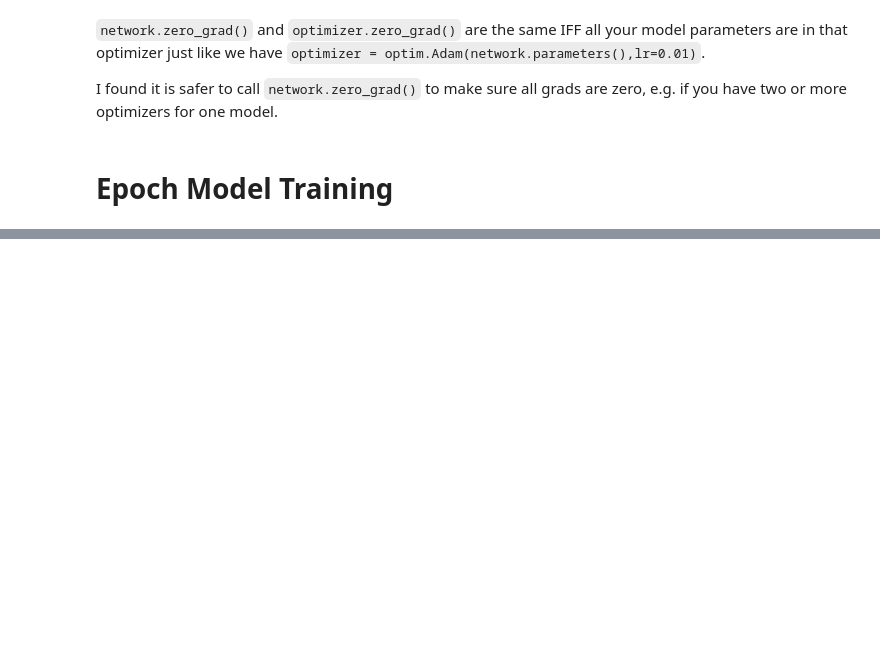
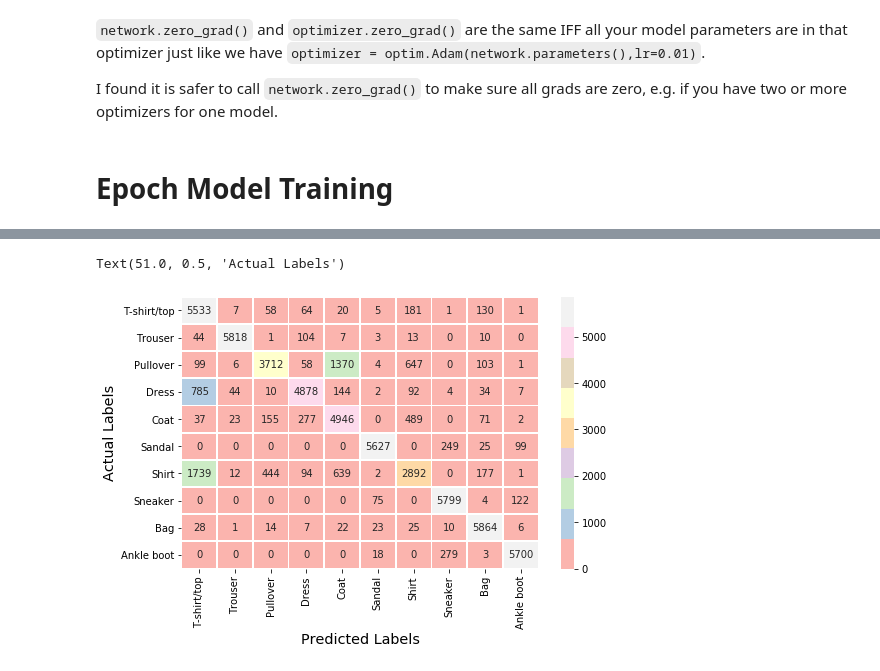
Before and after one commit to deshwalmahesh/PyTorch-Detailed-Tutorials, a Jupyter notebook: PyTorch.ipynb, the cells around one changed output, grey strips where cells are left out. Drawn from its saved outputs; the diff is of its cells as text; code cells hidden in the pictures; blank space fills up the shorter version.

```diff
--- a/PyTorch.ipynb
+++ b/PyTorch.ipynb
@@ -486,0 +492,14 @@ End of Epoch: 3, Training Accuracy: 0.8593333333333333, Average Total Training L
+# %%
+# @torch.no_grad() # if decorator is used here, we don't need wit torch.no_grad() later
+def get_all_pred_from_loader(model,loader):
+    all_pred = torch.Tensor([])
+    for batch in loader:
+        images,labels = batch
+        pred = model(images)
+
+        all_pred = torch.cat((all_pred,pred),dim=0)
+    return all_pred
+# %%
+with torch.no_grad(): # we do not want to compute gradients
+    loader = torch.utils.data.DataLoader(train_set,batch_size=128)
+    preds = get_all_pred_from_loader(network,loader)
@@ -486,0 +514,4 @@ End of Epoch: 3, Training Accuracy: 0.8593333333333333, Average Total Training L
+# %%
+stacked = torch.stack((train_set.targets,preds.argmax(dim=1)),dim=1)
+print(stacked.shape)
+stacked[:5] # original, predicted
@@ -486,0 +534,7 @@ End of Epoch: 3, Training Accuracy: 0.8593333333333333, Average Total Training L
+# %%
+conf_mat = torch.zeros((10,10),dtype=torch.int32)
+for row_val in stacked:
+    true,pred = row_val.tolist() # unpack row value
+    conf_mat[true,pred] = conf_mat[true,pred]+1 # whatever value was there, +1. Because we have 0-9 label
+
+conf_mat
@@ -487 +567,15 @@ End of Epoch: 3, Training Accuracy: 0.8593333333333333, Average Total Training L
+# %%
+# change conf_mat tensor to numpy or directly pass conf_mat2
+conf_df = pd.DataFrame(conf_mat.numpy(),columns=train_set.classes,index=train_set.classes)
+
+f,ax = plt.subplots(1,1,figsize=(8,5))
+sns.heatmap(conf_df,annot=True,lw=0.8,cmap='Pastel1',ax=ax,
+            fmt='d', # fmt='d'/ fmt='g' for suppressing scientific notation
+            annot_kws={"size": 10})
+
+ax.set_xlabel('Predicted Labels',size='x-large')
+ax.set_ylabel('Actual Labels',size='x-large')
+# %% [output]
+Text(51.0, 0.5, 'Actual Labels')
+[figure, added]
 # %%
```
Also changed, not shown: parts of 18 cells of this notebook.
